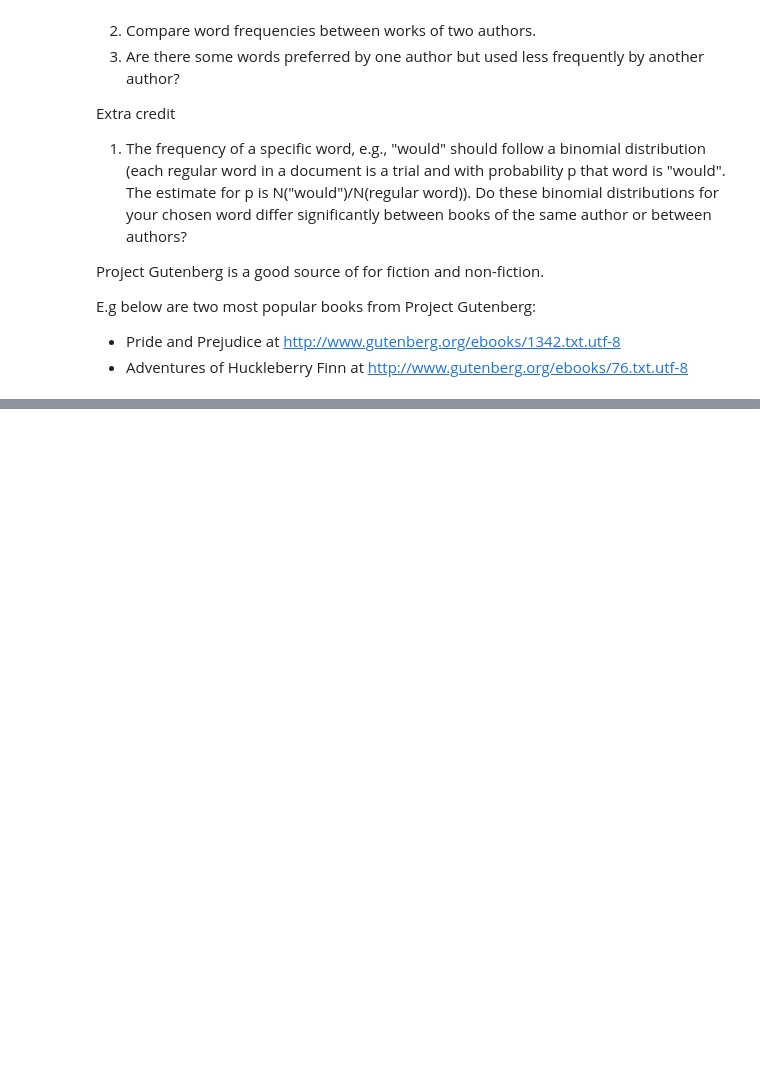
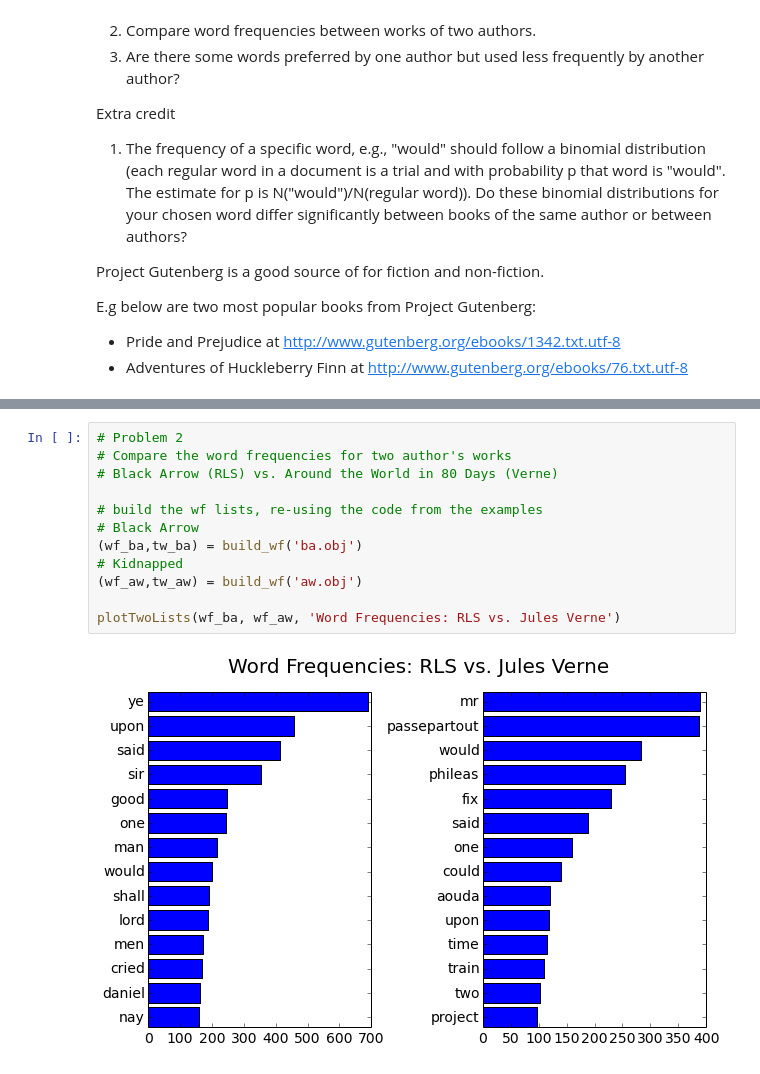
Before and after one commit to fdac/Assignment1, a Jupyter notebook: Assignment1.ipynb, the cells around one changed output, grey strips where cells are left out. Drawn from its saved outputs; the diff is of its cells as text; blank space fills up the shorter version.

```diff
--- a/Assignment1.ipynb
+++ b/Assignment1.ipynb
@@ -231,0 +267,14 @@ Problem 3: The work in problem 2 demonstrates a good difference between in the w
+# %%
+# Problem 2
+# Compare the word frequencies for two author's works
+# Black Arrow (RLS) vs. Around the World in 80 Days (Verne)
+
+# build the wf lists, re-using the code from the examples
+# Black Arrow
+(wf_ba,tw_ba) = build_wf('ba.obj')
+# Kidnapped
+(wf_aw,tw_aw) = build_wf('aw.obj')
+
+plotTwoLists(wf_ba, wf_aw, 'Word Frequencies: RLS vs. Jules Verne')
+# %% [output]
+[figure, added]
```
Also changed, not shown: parts of 12 cells of this notebook.
